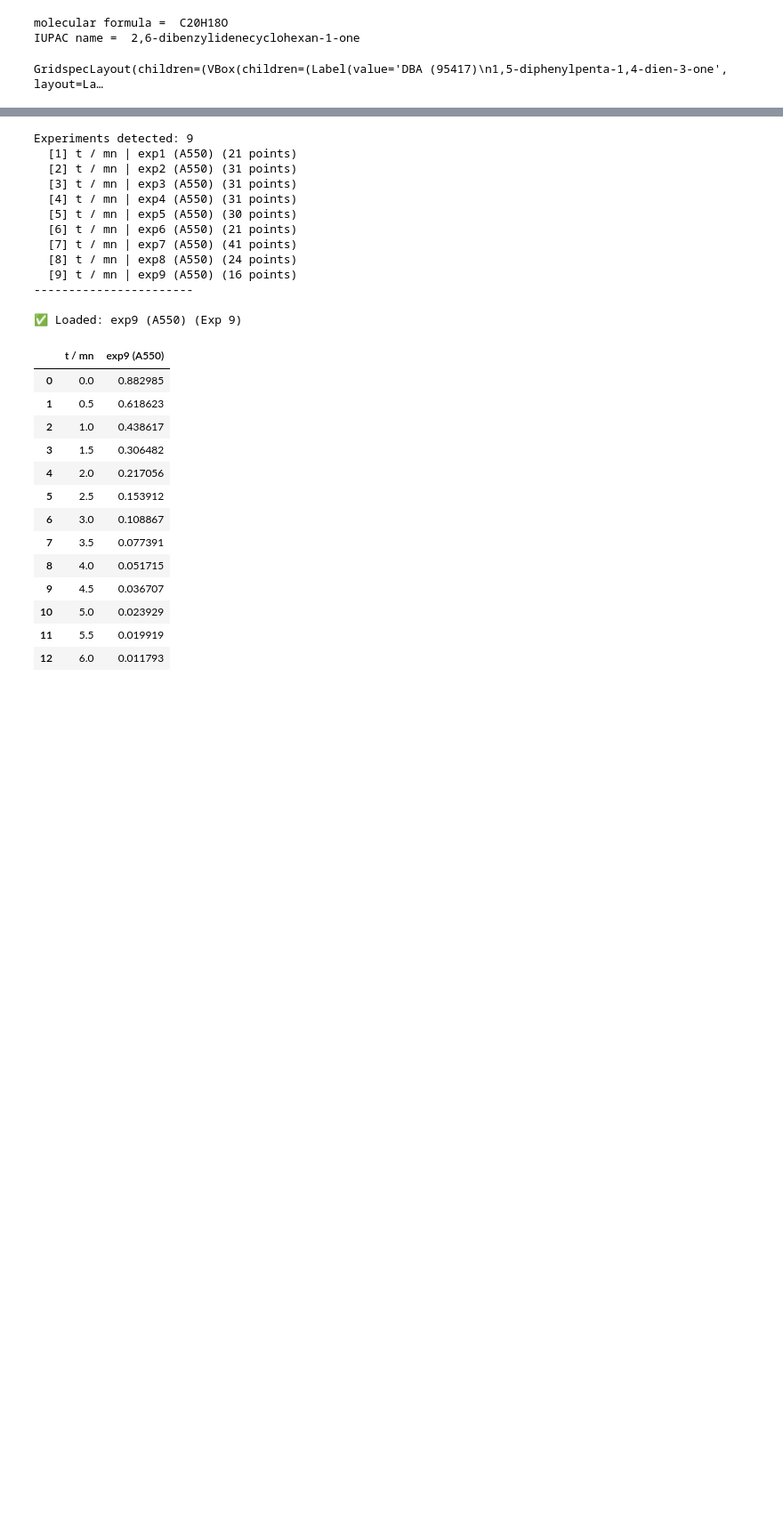
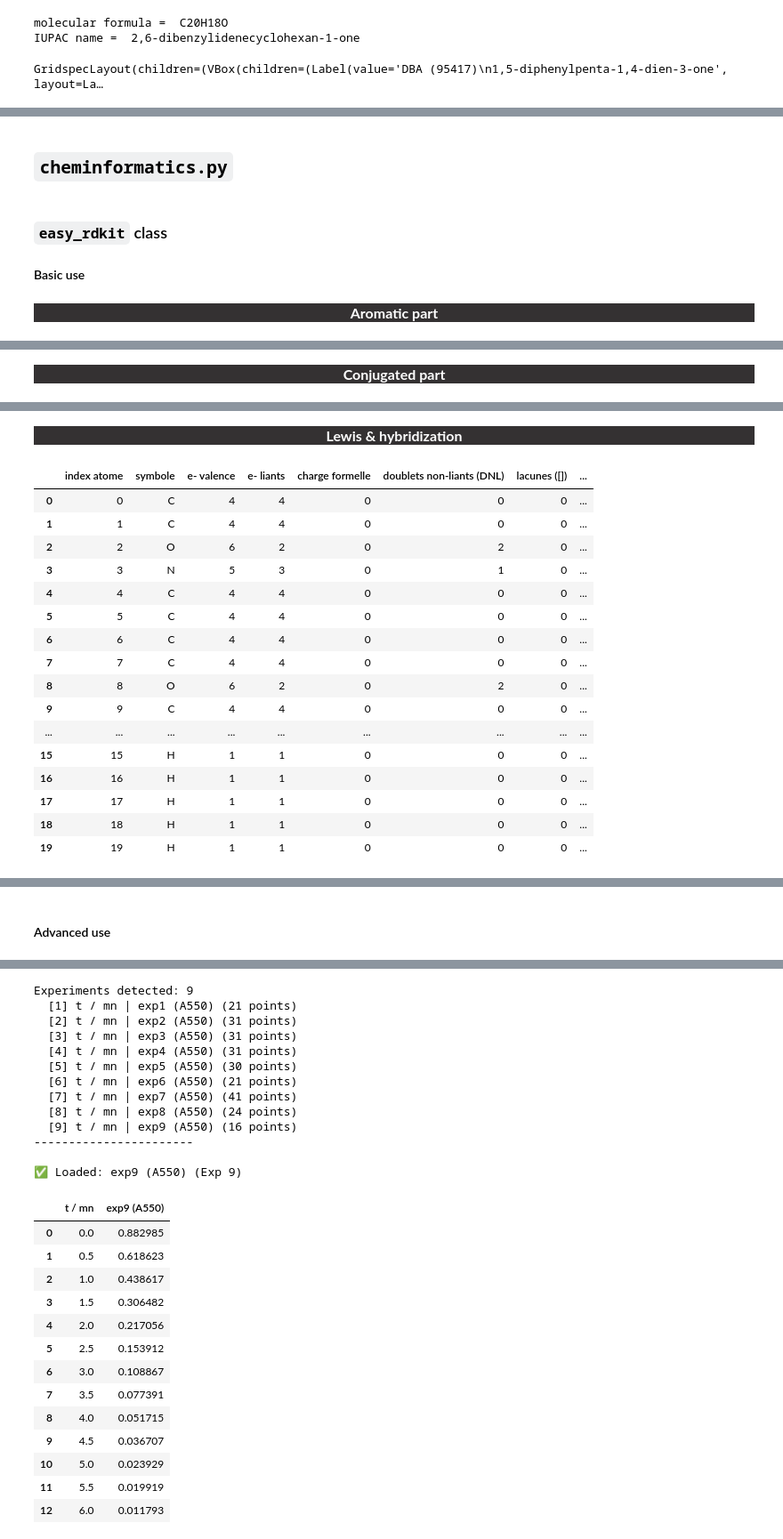
Before and after one commit to rpoteau/pyphyschemtools, a Jupyter notebook: Examples.ipynb, the cells around one changed output, grey strips where cells are left out. Shown at 89% size. Drawn from its saved outputs; the diff is of its cells as text; code cells hidden in the pictures; blank space fills up the shorter version.

```diff
--- a/Examples.ipynb
+++ b/Examples.ipynb
@@ -78,0 +84,21 @@ Aspect Ratio (L/W): 1.00
+# %% [markdown]
+## `cheminformatics.py`
+# %% [markdown]
+### `easy_rdkit` class
+
+#### Basic use
+# %%
+from pyphyschemtools import easy_rdkit
+
+mol = easy_rdkit("CC(=O)NC1=CC=C(C=C1)O")
+
+t4pPC.centerTitle("Aromatic part")
+mol.show_mol(plot_aromatic=True)
+
+t4pPC.centerTitle("Conjugated part")
+mol.show_mol(plot_conjugation=True, show_n=True)
+
+t4pPC.centerTitle("Lewis & hybridization")
+mol.show_mol(show_Lewis=True, show_n=True, show_hybrid=True)
+# %% [output]
+Aromatic part
@@ -78,0 +106 @@ Aspect Ratio (L/W): 1.00
+Conjugated part
@@ -78,0 +108,18 @@ Aspect Ratio (L/W): 1.00
+Lewis & hybridization
+|  | index atome | symbole | e- valence | e- liants | charge formelle | doublets non-liants (DNL) | lacunes ([]) | ... |
+| 0 | 0 | C | 4 | 4 | 0 | 0 | 0 | ... |
+| 1 | 1 | C | 4 | 4 | 0 | 0 | 0 | ... |
+| 2 | 2 | O | 6 | 2 | 0 | 2 | 0 | ... |
+| 3 | 3 | N | 5 | 3 | 0 | 1 | 0 | ... |
+| 4 | 4 | C | 4 | 4 | 0 | 0 | 0 | ... |
+| 5 | 5 | C | 4 | 4 | 0 | 0 | 0 | ... |
+| 6 | 6 | C | 4 | 4 | 0 | 0 | 0 | ... |
+| 7 | 7 | C | 4 | 4 | 0 | 0 | 0 | ... |
+| 8 | 8 | O | 6 | 2 | 0 | 2 | 0 | ... |
+| 9 | 9 | C | 4 | 4 | 0 | 0 | 0 | ... |
+| ... | ... | ... | ... | ... | ... | ... | ... | ... |
+| 15 | 15 | H | 1 | 1 | 0 | 0 | 0 | ... |
+| 16 | 16 | H | 1 | 1 | 0 | 0 | 0 | ... |
+| 17 | 17 | H | 1 | 1 | 0 | 0 | 0 | ... |
+| 18 | 18 | H | 1 | 1 | 0 | 0 | 0 | ... |
+| 19 | 19 | H | 1 | 1 | 0 | 0 | 0 | ... |
@@ -78,0 +127,2 @@ Aspect Ratio (L/W): 1.00
+# %% [markdown]
+#### Advanced use
```
Also changed, not shown: parts of 7 cells of this notebook, 4 other files.
